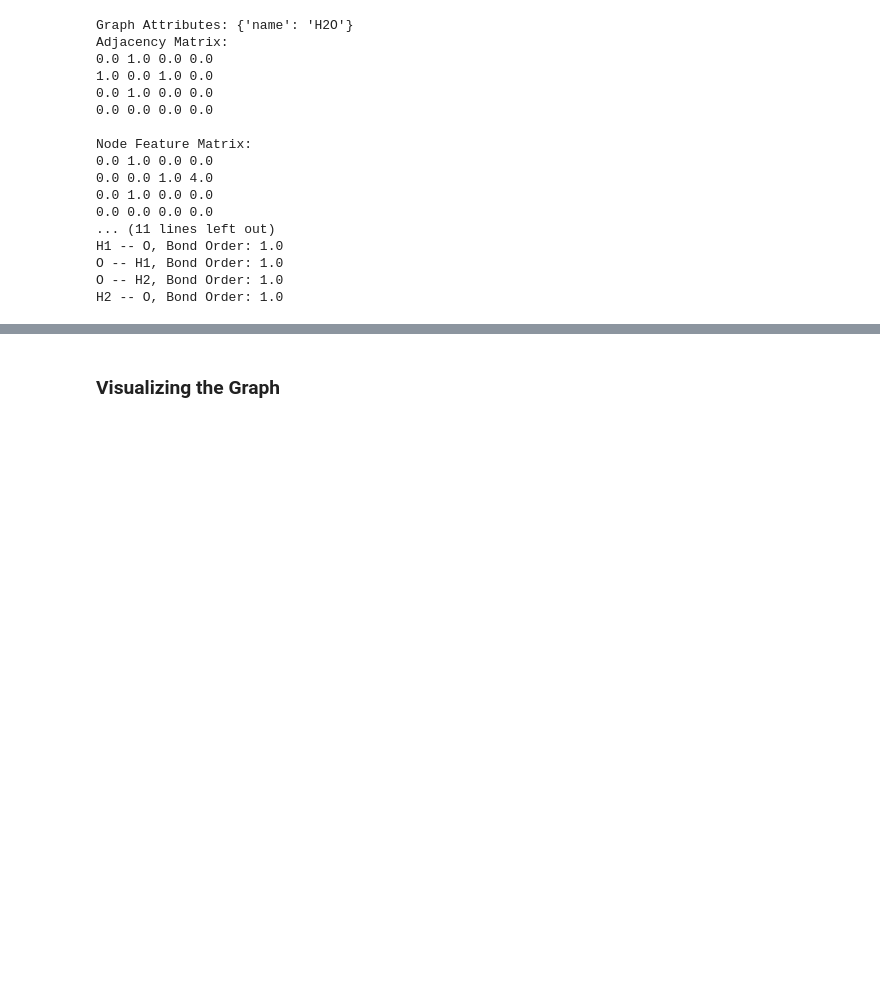
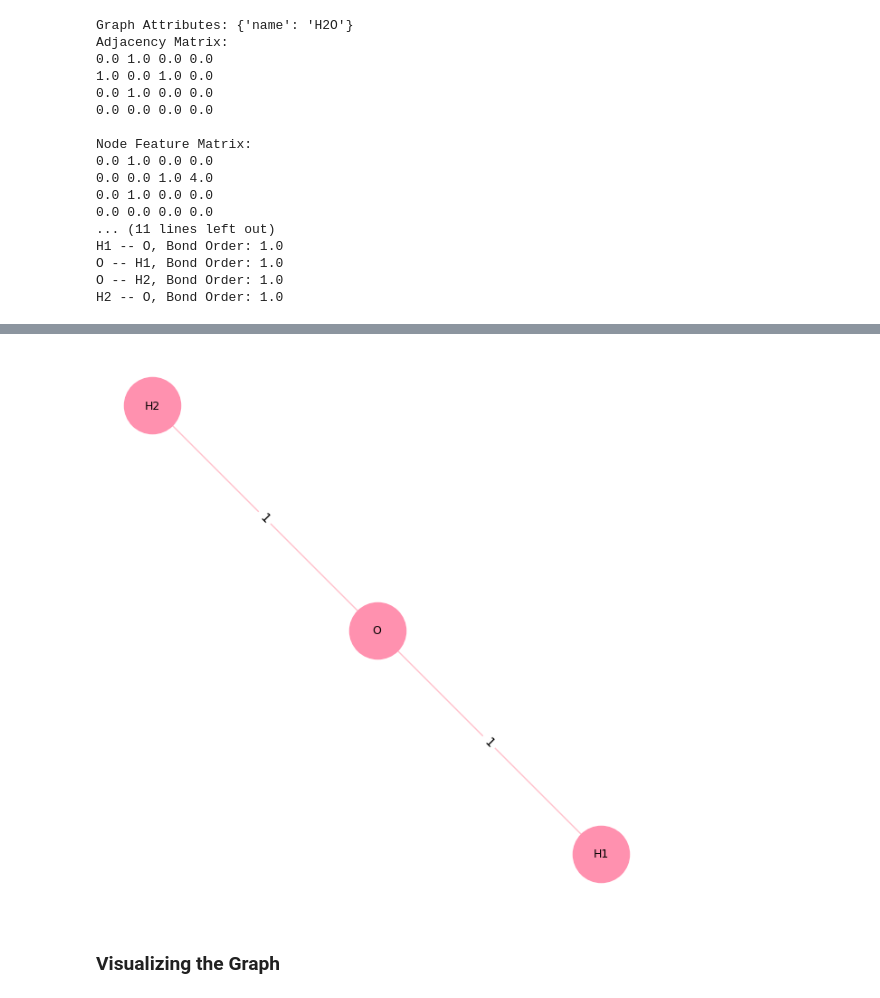
Before and after one commit to dariansal/graphs-deep-learning-explainability, a Jupyter notebook: notebooks/graphs.ipynb, the cells around one changed output, grey strips where cells are left out. Saved outputs shown, nothing was run; the diff lists cells and outputs as text; code cells hidden in the pictures; blank space fills up the shorter version.

```diff
--- a/notebooks/graphs.ipynb
+++ b/notebooks/graphs.ipynb
@@ -214,0 +336,9 @@ H2 -- O, Bond Order: 1.0
+# %%
+water = GraphMD(max_nodes = 3, max_edges = 6, name="H2O")
+water.add_node({'label': 'H1', 'atom': 'H', 'non_bonding_valence': 0})
+water.add_node({'label': 'O', 'atom': 'O', 'non_bonding_valence': 4})
+water.add_node({'label': 'H2', 'atom': 'H', 'non_bonding_valence': 0})
+water.add_edge('H1', 'O', bond_order=1)
+water.add_edge('H2', 'O', bond_order=1)
+
+print(water)
@@ -215,3 +363,7 @@ H2 -- O, Bond Order: 1.0
+# %%
+water.visualize()
+# %% [output]
+[figure, added]
 # %% [markdown]
 ### __Visualizing the Graph__
 # %%
```
Also changed, not shown: parts of 5 cells of this notebook.
